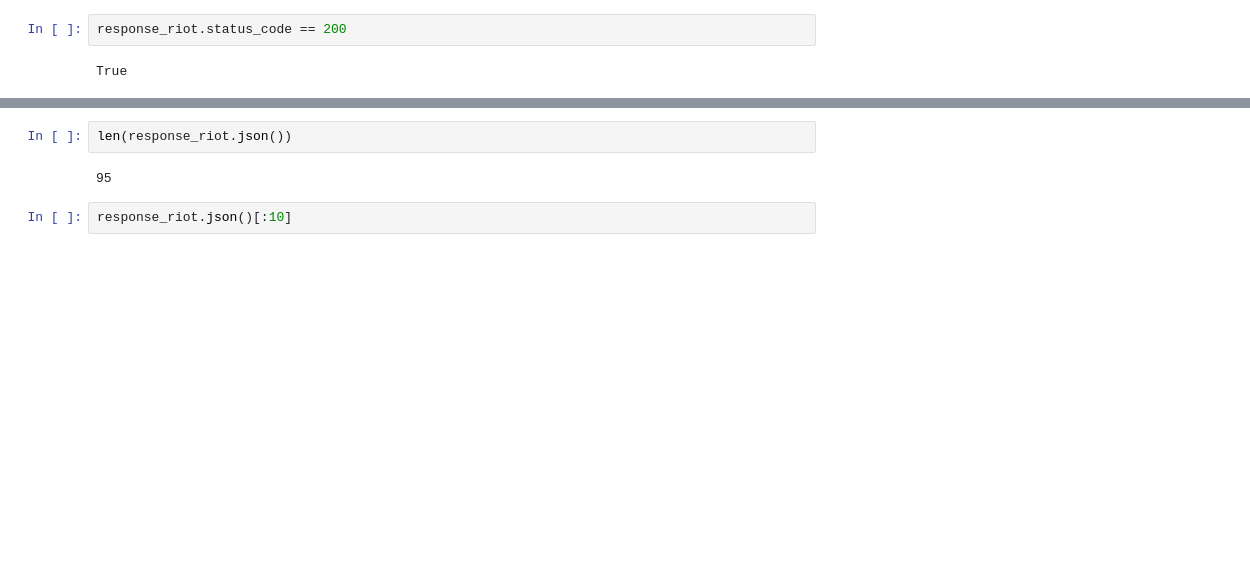
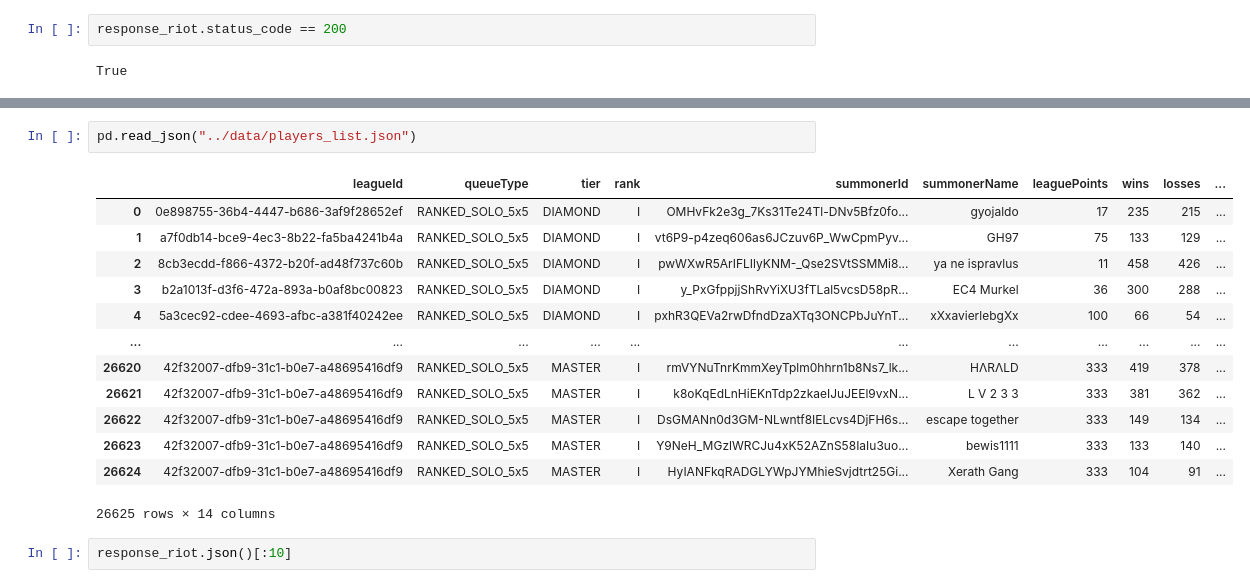
Before and after one commit to jalex141/League-Rank, a Jupyter notebook: notebooks/gather_example.ipynb, the cells around one changed output, grey strips where cells are left out. Cells and saved outputs as stored; diff of their text form; blank space fills up the shorter version.

```diff
--- a/notebooks/gather_example.ipynb
+++ b/notebooks/gather_example.ipynb
@@ -72,7 +94,19 @@ True
 # %%
-len(response_riot.json())
+pd.read_json("../data/players_list.json")
 # %% [output]
+|  | leagueId | queueType | tier | rank | summonerId | summonerName | leaguePoints | wins | losses | ... |
+| 0 | 0e898755-36b4-4447-b686-3af9f28652ef | RANKED_SOLO_5x5 | DIAMOND | I | OMHvFk2e3g_7Ks31Te24Tl-DNv5Bfz0fo... | gyojaldo | 17 | 235 | 215 | ... |
+| 1 | a7f0db14-bce9-4ec3-8b22-fa5ba4241b4a | RANKED_SOLO_5x5 | DIAMOND | I | vt6P9-p4zeq606as6JCzuv6P_WwCpmPyv... | GH97 | 75 | 133 | 129 | ... |
+| 2 | 8cb3ecdd-f866-4372-b20f-ad48f737c60b | RANKED_SOLO_5x5 | DIAMOND | I | pwWXwR5ArIFLIlyKNM-_Qse2SVtSSMMi8... | ya ne ispravlus | 11 | 458 | 426 | ... |
+| 3 | b2a1013f-d3f6-472a-893a-b0af8bc00823 | RANKED_SOLO_5x5 | DIAMOND | I | y_PxGfppjjShRvYiXU3fTLal5vcsD58pR... | EC4 Murkel | 36 | 300 | 288 | ... |
+| 4 | 5a3cec92-cdee-4693-afbc-a381f40242ee | RANKED_SOLO_5x5 | DIAMOND | I | pxhR3QEVa2rwDfndDzaXTq3ONCPbJuYnT... | xXxavierlebgXx | 100 | 66 | 54 | ... |
+| ... | ... | ... | ... | ... | ... | ... | ... | ... | ... | ... |
+| 26620 | 42f32007-dfb9-31c1-b0e7-a48695416df9 | RANKED_SOLO_5x5 | MASTER | I | rmVYNuTnrKmmXeyTplm0hhrn1b8Ns7_lk... | HΛRΛLD | 333 | 419 | 378 | ... |
+| 26621 | 42f32007-dfb9-31c1-b0e7-a48695416df9 | RANKED_SOLO_5x5 | MASTER | I | k8oKqEdLnHiEKnTdp2zkaeIJuJEEl9vxN... | L V 2 3 3 | 333 | 381 | 362 | ... |
+| 26622 | 42f32007-dfb9-31c1-b0e7-a48695416df9 | RANKED_SOLO_5x5 | MASTER | I | DsGMANn0d3GM-NLwntf8IELcvs4DjFH6s... | escape together | 333 | 149 | 134 | ... |
+| 26623 | 42f32007-dfb9-31c1-b0e7-a48695416df9 | RANKED_SOLO_5x5 | MASTER | I | Y9NeH_MGzlWRCJu4xK52AZnS58IaIu3uo... | bewis1111 | 333 | 133 | 140 | ... |
+| 26624 | 42f32007-dfb9-31c1-b0e7-a48695416df9 | RANKED_SOLO_5x5 | MASTER | I | HyIANFkqRADGLYWpJYMhieSvjdtrt25Gi... | Xerath Gang | 333 | 104 | 91 | ... |
-95
+26625 rows × 14 columns
 # %%
 response_riot.json()[:10]
 # %% [output]
```
Also changed, not shown: parts of 4 cells of this notebook, 4 other files.
